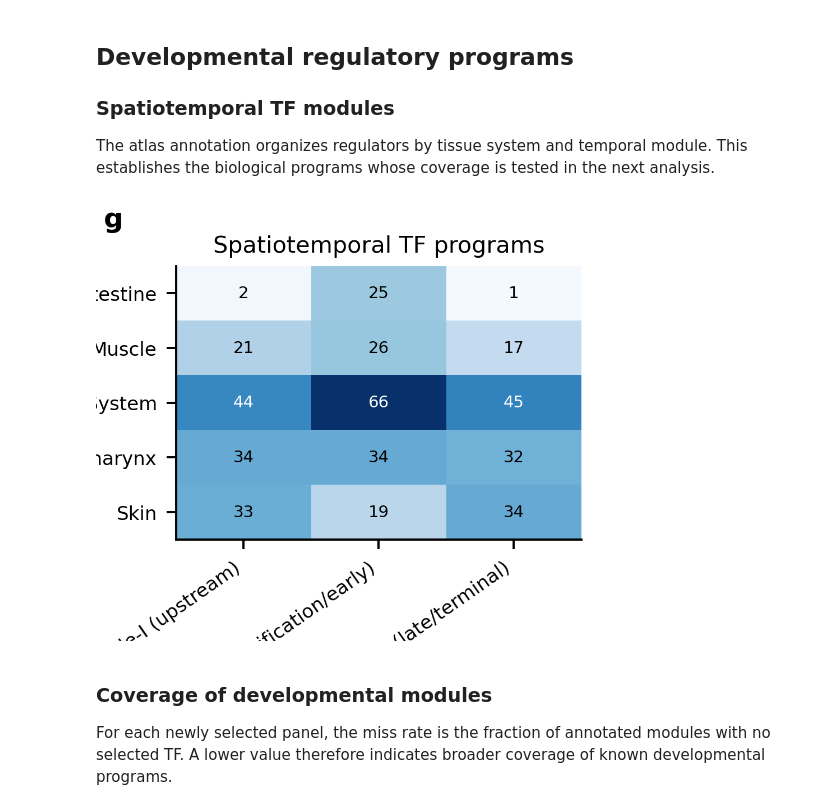
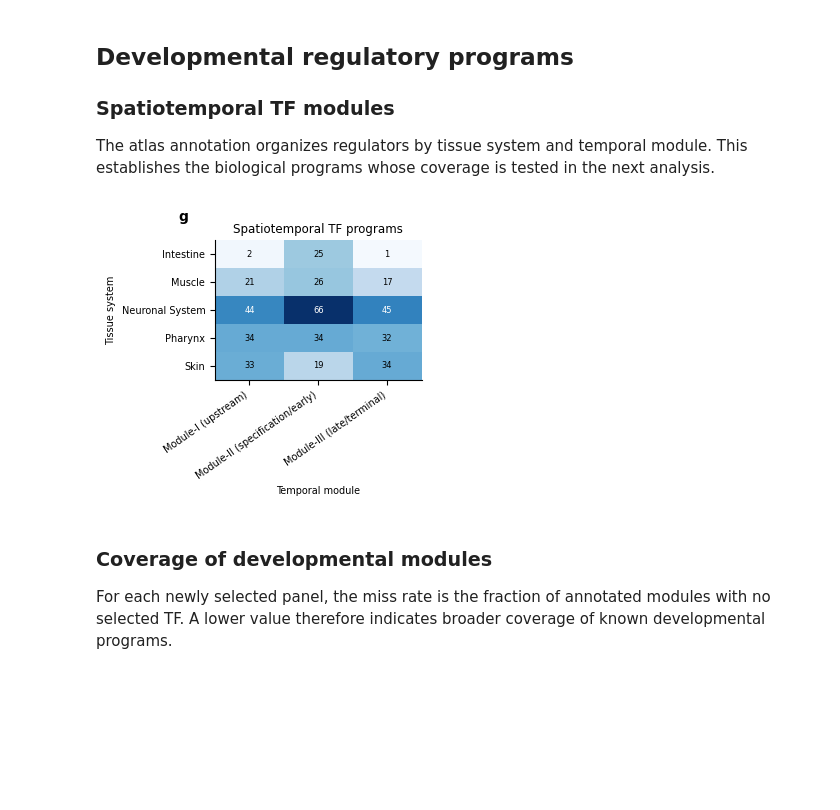
Before and after one commit to fym0503/SMITH, a Jupyter notebook: docs/source/tutorials/notebooks/regulatory_section/02_SMITH_Regulatory_Activity_executed.ipynb, the cells around one changed output. Cells and saved outputs as stored; diff of their text form; code cells hidden in the pictures; blank space fills up the shorter version.

Commit message:
Publish directly plotted C elegans notebook

```diff
--- a/docs/source/tutorials/notebooks/regulatory_section/02_SMITH_Regulatory_Activity_executed.ipynb
+++ b/docs/source/tutorials/notebooks/regulatory_section/02_SMITH_Regulatory_Activity_executed.ipynb
@@ -192,10 +211,16 @@ render_figure3_panel("legend", width=900)
 ### Spatiotemporal TF modules
 
 The atlas annotation organizes regulators by tissue system and temporal module. This establishes the biological programs whose coverage is tested in the next analysis.
-# %%
-render_figure3_panel("g", "--modules", DATA_ROOT / "regulatory_activity/elegans/annotations/tf_spatiotemporal_modules.tsv")
-# %% [output]
-[figure, removed]
+# %%
+modules = pd.read_csv(DATA_ROOT / "regulatory_activity/elegans/annotations/tf_spatiotemporal_modules.tsv", sep="\t")
+figure, axis = plt.subplots(figsize=(2.55, 2.25), facecolor="white")
+_draw_module_schematic(axis, modules)
+figure.text(0.015, 0.985, "g", ha="left", va="top", fontsize=10, weight="bold")
+figure.subplots_adjust(left=0.16, right=0.97, bottom=0.23, top=0.85)
+display(figure)
+plt.close(figure)
+# %% [output]
+[figure, added]
 # %% [markdown]
 ### Coverage of developmental modules
 
```
Also changed, not shown: parts of 17 cells of this notebook, 1 other file.
